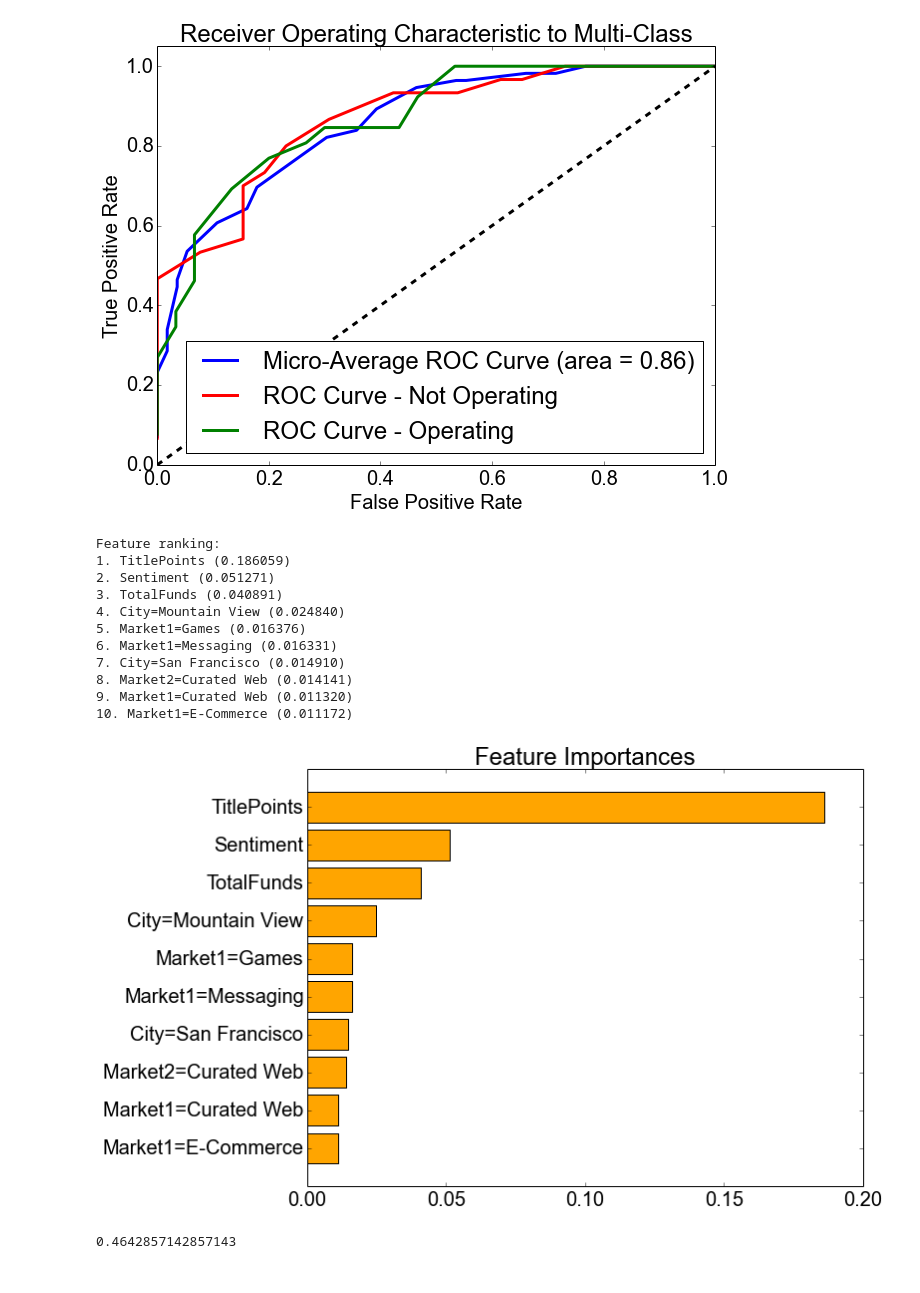
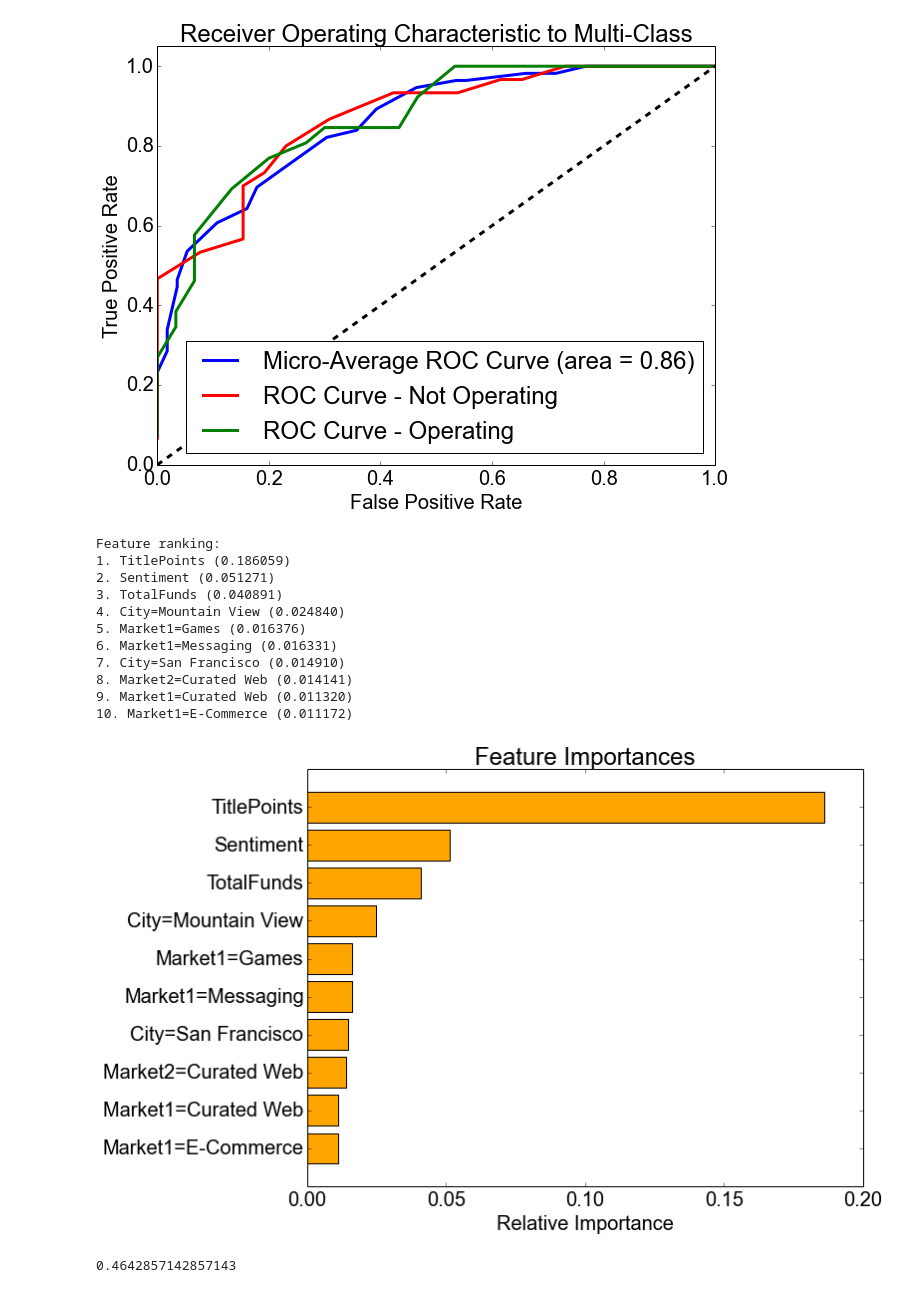
Before and after one commit to ajitpasayat/YC-HN-Startup-Success, a Jupyter notebook: iPythonNotebooks/StartupRandomForest.ipynb, the cells around one changed output. Drawn from its saved outputs; the diff is of its cells as text; code cells hidden in the pictures.

```diff
--- a/iPythonNotebooks/StartupRandomForest.ipynb
+++ b/iPythonNotebooks/StartupRandomForest.ipynb
@@ -157,34 +157,35 @@ from sklearn.ensemble import ExtraTreesClassifier
 importances = clf.feature_importances_
 indices = np.argsort(importances)[::-1]
 
 # Print the feature ranking
 print("Feature ranking:")
 
 for f in range(10):
     print("%d. %s (%f)" % (f + 1, trainingset.columns[indices][f], importances[indices[f]]))
 
 # Plot the feature importances of the forest
 figure(figsize=(10, 7.5), dpi=600)
 barh(range(10), importances[indices][:10], color="orange", align="center")
 yticks(range(10), trainingset.columns[indices][:10])
+xlabel("Relative Importance")
 plt.ylim([-1,10])
 plt.gca().invert_yaxis()
 title("Feature Importances")
 plt.savefig('../Figures/FeatureImportance2.png')
 plt.show()
 # %% [output]
 Feature ranking:
 1. TitlePoints (0.186059)
 2. Sentiment (0.051271)
 3. TotalFunds (0.040891)
 4. City=Mountain View (0.024840)
 5. Market1=Games (0.016376)
 6. Market1=Messaging (0.016331)
 7. City=San Francisco (0.014910)
 8. Market2=Curated Web (0.014141)
 9. Market1=Curated Web (0.011320)
 10. Market1=E-Commerce (0.011172)
-[figure, old version]
+[figure, new version]
 # %%
 # Now let's test logistic regression and see how the model performs against Random Forest.
 from sklearn.linear_model import LogisticRegression
```
Also changed, not shown: parts of 6 cells of this notebook, 3 other files.
